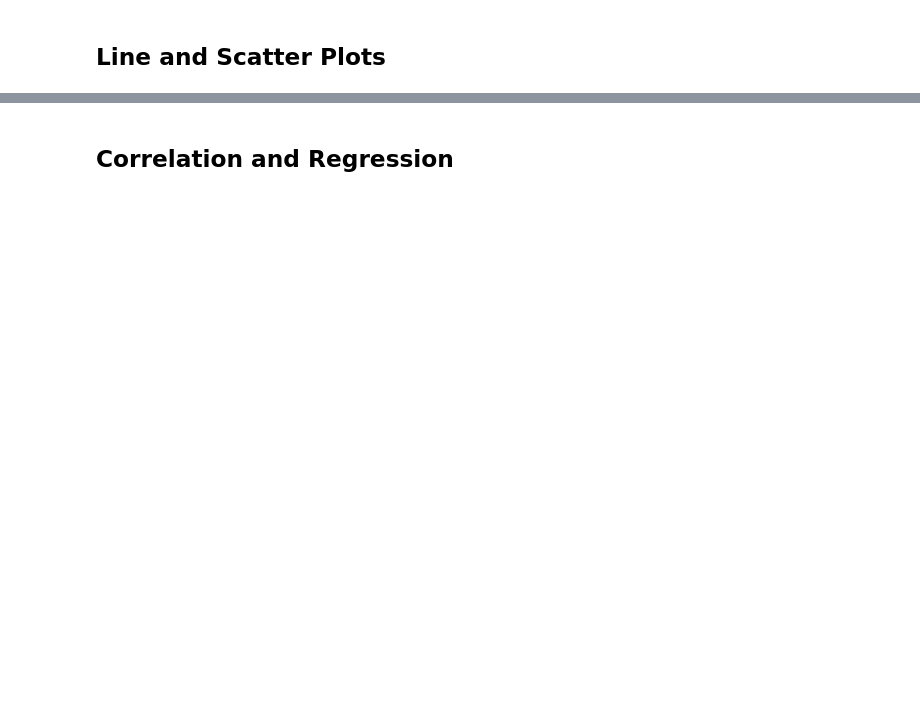
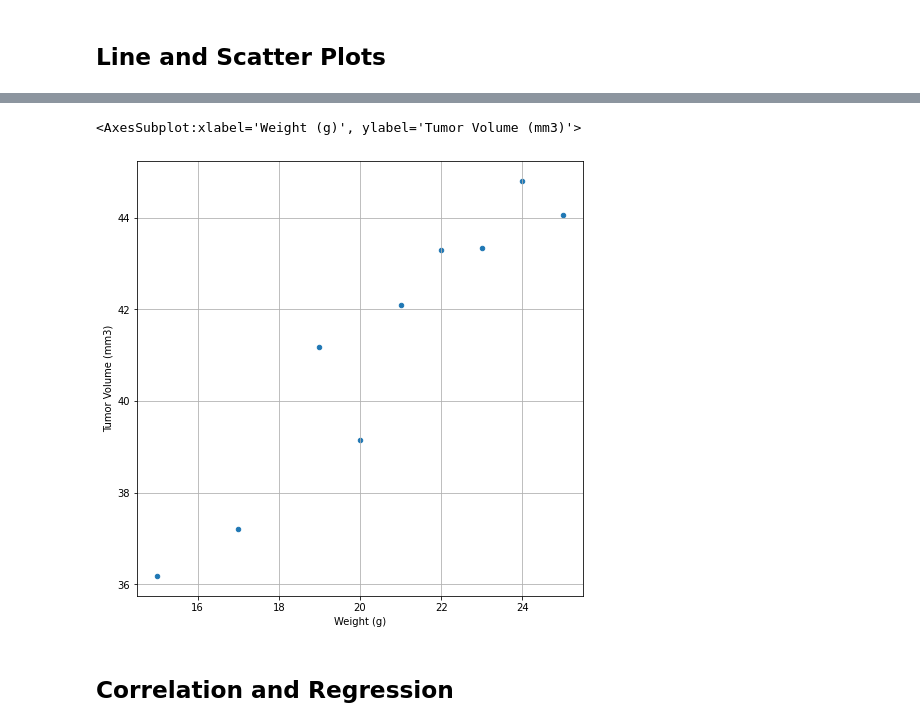
Before and after one commit to strongmachine/Matplotlib_Challenge, a Jupyter notebook: 05-Matplotlib/Instructions/Pymaceuticals/pymaceuticals_starter.ipynb, the cells around one changed output, grey strips where cells are left out. Drawn from its saved outputs; the diff is of its cells as text; code cells hidden in the pictures; blank space fills up the shorter version.

```diff
--- a/05-Matplotlib/Instructions/Pymaceuticals/pymaceuticals_starter.ipynb
+++ b/05-Matplotlib/Instructions/Pymaceuticals/pymaceuticals_starter.ipynb
@@ -296,2 +381,30 @@ Regimens
+# %%
+# Generate a scatter plot of average tumor volume vs. mouse weight for the Capomulin regimen
+capomulin_regimen_scatr= merge_table_df[merge_table_df["Drug Regimen"].isin(["Capomulin"])]
+#df
+capomulin_regimen_scatr_df = Regimens[["Mouse ID","Weight (g)", "Tumor Volume (mm3)"]]
+
+# sort weight Capomulin
+Capomulin_plot = capomulin_regimen_scatr_df.sort_values(["Weight (g)"], ascending=True)
+
+#IndexReset
+Capomulin_Scatter_plot = capomulin_regimen_scatr.reset_index()
+
+#mean
+grouped_weight = Capomulin_Scatter_plot.groupby("Weight (g)")["Tumor Volume (mm3)"].mean()
+
+#df
+Capomulin_group_plot = pd.DataFrame(grouped_weight).reset_index()
+
+#scatterplots
+
+Capomulin_regimen_scatter = Capomulin_group_plot.plot(kind = "scatter", x = "Weight (g)", y = "Tumor Volume (mm3)", grid = True, figsize = (8,8))
+
+
+
+Capomulin_regimen_scatter
+# %% [output]
+<AxesSubplot:xlabel='Weight (g)', ylabel='Tumor Volume (mm3)'>
+[figure, added]
 # %% [markdown]
 ## Correlation and Regression
```
Also changed, not shown: parts of 12 cells of this notebook.
